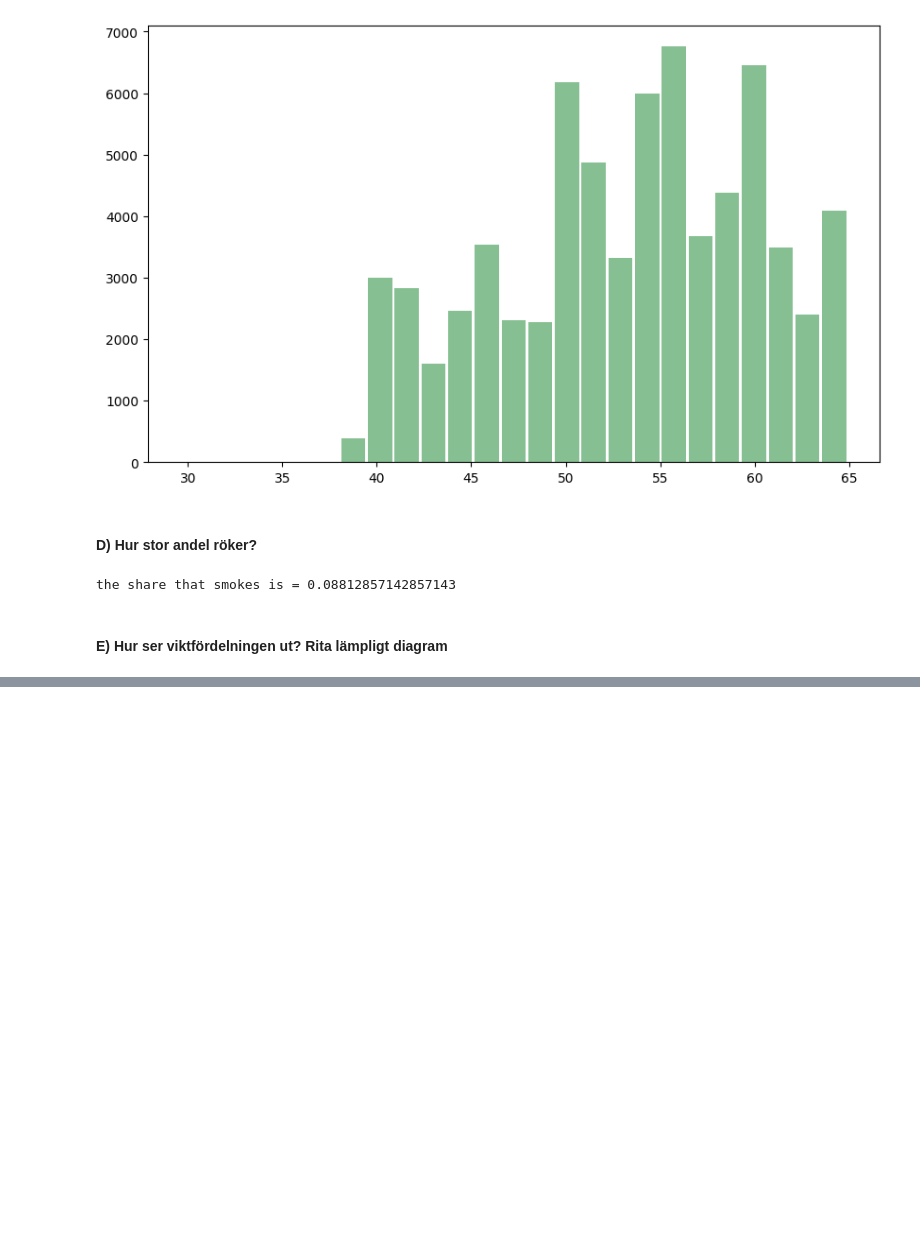
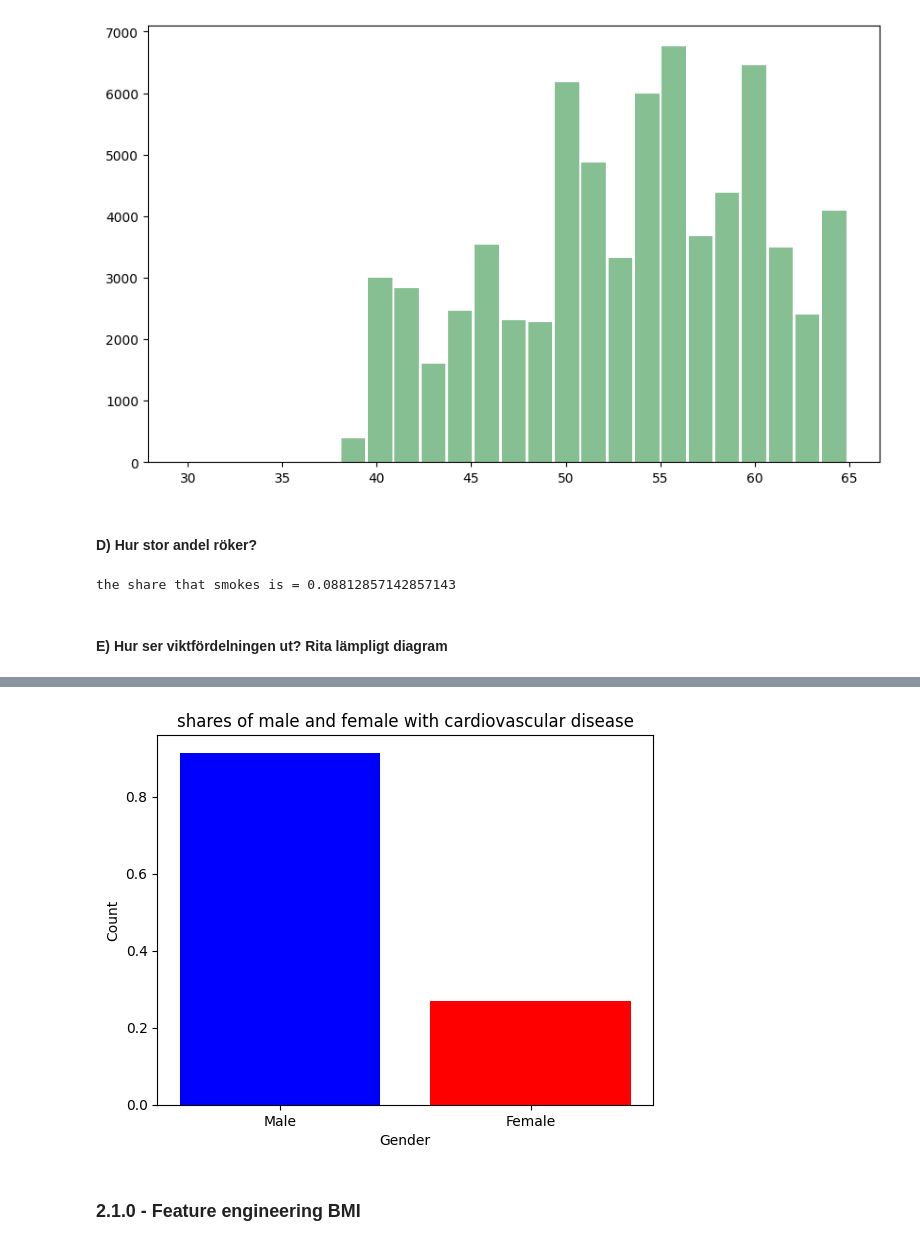
Before and after one commit to NoahEliasson/AI-Noah-Eliasson-OPA23, a Jupyter notebook: labs/Lab_1_Recommendation_system.ipynb, the cells around one changed output, grey strips where cells are left out. Saved outputs shown, nothing was run; the diff lists cells and outputs as text; code cells hidden in the pictures; blank space fills up the shorter version.

```diff
--- a/labs/Lab_1_Recommendation_system.ipynb
+++ b/labs/Lab_1_Recommendation_system.ipynb
@@ -416,0 +451,22 @@ Text(0.5, 1.0, 'Weight distribution')
+# %%
+male_cardio_pos = (df_disease["cardio"] == 1) & (df_disease["gender"] == 1)
+female_cardio_pos = (df_disease["cardio"] == 1) & (df_disease["gender"] == 2)
+
+male_cardio_count = male_cardio_pos.sum()
+female_cardio_count = female_cardio_pos.sum()
+
+male_cardio_share = male_cardio_pos.sum() / male_count.sum()
+female_cardio_share = female_cardio_pos.sum() / female_count.sum()
+
+labels = ["Male", "Female"]
+counts = [male_cardio_share, female_cardio_share]
+
+plt.bar(labels, counts, color=["blue", "red"])
+plt.xlabel("Gender")
+plt.ylabel("Count")
+plt.title("shares of male and female with cardiovascular disease")
+plt.show()
+# %% [output]
+[figure, added]
+# %% [markdown]
+### 2.1.0 - Feature engineering BMI
```
Also changed, not shown: parts of 11 cells of this notebook.
